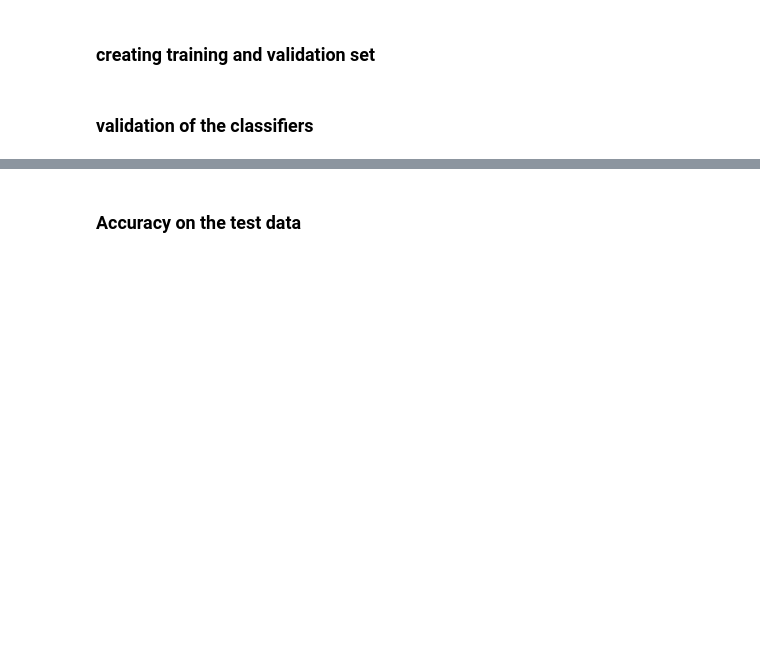
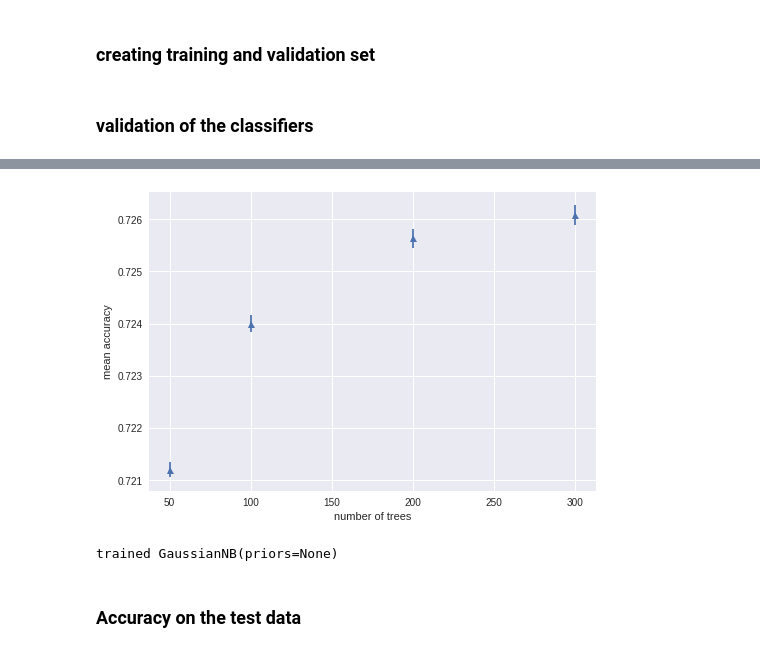
Before and after one commit to mohamedmahmoud97/imdb-sentiment-analysis, a Jupyter notebook: Comparison and Exploration.ipynb, the cells around one changed output, grey strips where cells are left out. Saved outputs shown, nothing was run; the diff lists cells and outputs as text; code cells hidden in the pictures; blank space fills up the shorter version.

```diff
--- a/Comparison and Exploration.ipynb
+++ b/Comparison and Exploration.ipynb
@@ -155,0 +271,3 @@ np.mean(clf.predict(X_val) == y_val)
+# %%
+n_estimators = [50,100,200,300]
+best_rf, rf_accs, rf_vars = cross_validate(X,y,classifier=RandomForestClassifier,parameters={'n_estimators':n_estimators,'max_depth':[5], 'n_jobs':[-1]},folds=10)
@@ -156,3 +292,14 @@ np.mean(clf.predict(X_val) == y_val)
+# %%
+plt.errorbar(n_estimators, rf_accs, rf_vars, linestyle='None', marker='^')
+plt.xlabel('number of trees')
+plt.ylabel('mean accuracy')
+plt.show()
+# %% [output]
+[figure, added]
+# %%
+best_nb, nb_accs, nb_vars = cross_validate(X,y,classifier=GaussianNB,folds=10)
+# %% [output]
+trained GaussianNB(priors=None)
 # %% [markdown]
 ### Accuracy on the test data
 # %%
```
Also changed, not shown: parts of 15 cells of this notebook, 1 other file.
